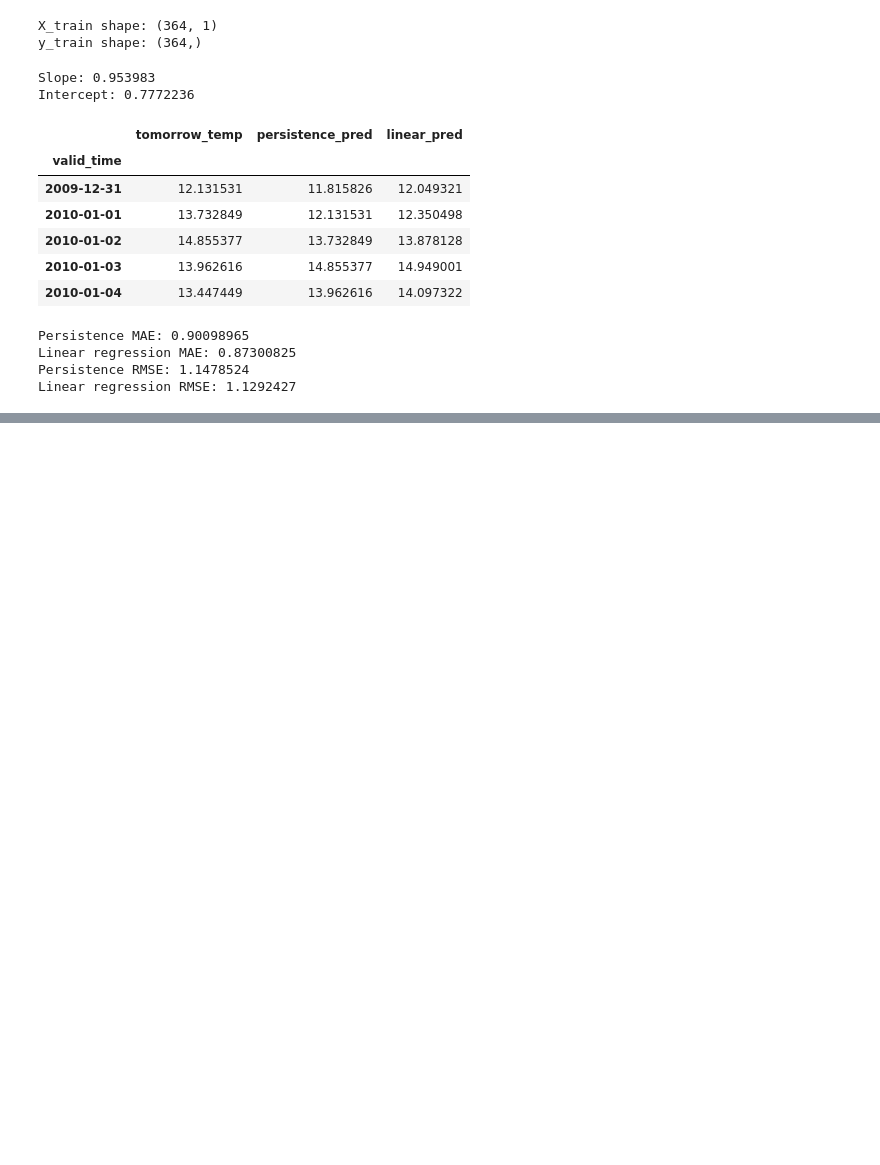
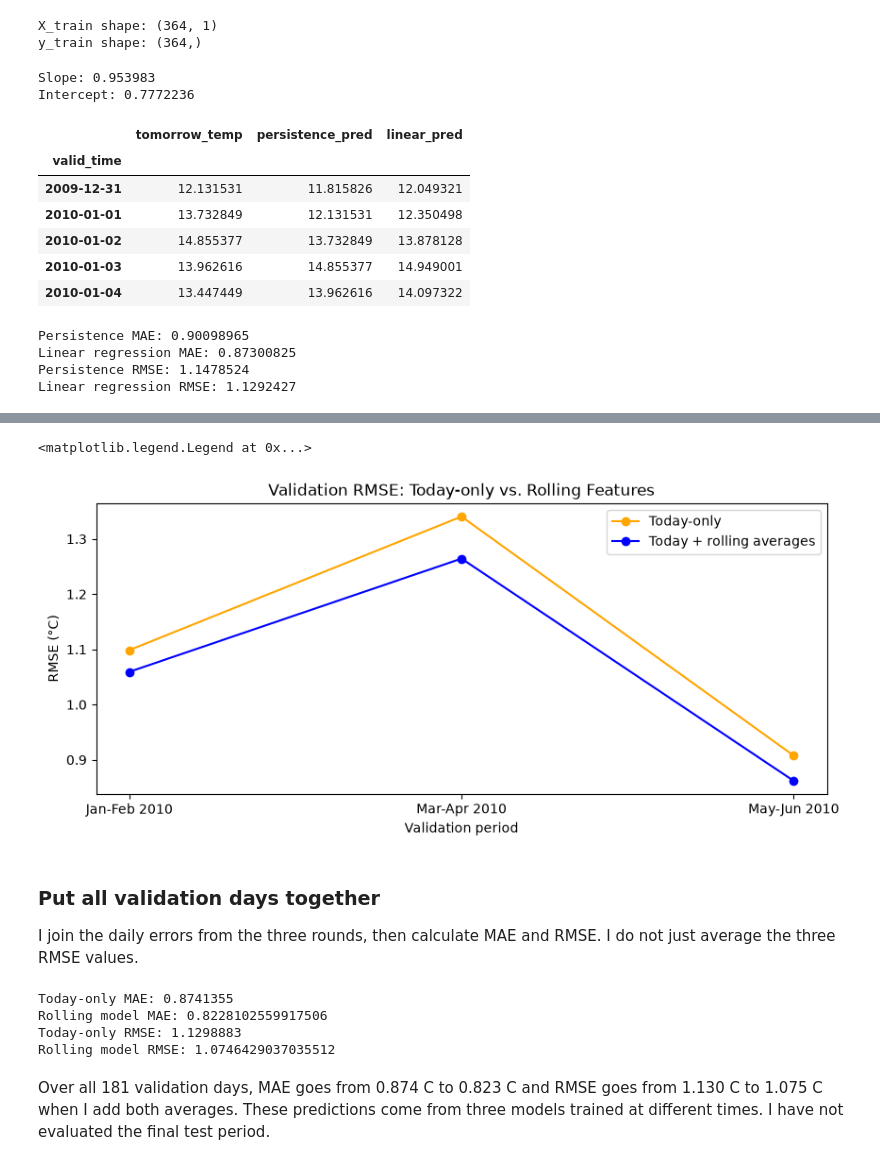
Before and after one commit to yiksu1312/AISCI290A_WP, a Jupyter notebook: notebooks/02_temperature_only_v1.ipynb, the cells around one changed output, grey strips where cells are left out. Saved outputs shown, nothing was run; the diff lists cells and outputs as text; code cells hidden in the pictures; blank space fills up the shorter version.

```diff
--- a/notebooks/02_progress1027.ipynb
+++ b/notebooks/02_temperature_only_v1.ipynb
@@ -471,0 +882,11 @@ Both errors were slightly lower than persistence: MAE decreased by about 3.1% an
+# %%
+# Compare the predictions with the real temperatures using MAE and RMSE.
+rolling_errors_1 = (
+    val_rolling_1["rolling_pred"] - val_rolling_1["tomorrow_temp"]
+)
+
+rolling_mae_1 = rolling_errors_1.abs().mean()
+rolling_rmse_1 = ((rolling_errors_1 ** 2).mean()) ** 0.5
+
+print("Rolling model MAE:", rolling_mae_1)
+print("Rolling model RMSE:", rolling_rmse_1)
@@ -471,0 +1112,45 @@ Both errors were slightly lower than persistence: MAE decreased by about 3.1% an
+# %%
+# Plot RMSE for each round.
+today_rmse_1 = ((today_errors_1 ** 2).mean()) ** 0.5
+
+fig, ax = plt.subplots(figsize=(10, 4))
+
+ax.plot(periods, [today_rmse_1, today_rmse_2, today_rmse_3],
+        marker="o", color="orange", label="Today-only")
+
+ax.plot(periods, [rolling_rmse_1, rolling_rmse_2, rolling_rmse_3],
+        marker="o", color="blue", label="Today + rolling averages")
+
+ax.set_xlabel("Validation period")
+ax.set_ylabel("RMSE (°C)")
+ax.set_title("Validation RMSE: Today-only vs. Rolling Features")
+ax.legend()
+# %% [output]
+<matplotlib.legend.Legend at 0x...>
+[figure, added]
+# %% [markdown]
+### Put all validation days together
+
+I join the daily errors from the three rounds, then calculate MAE and RMSE. I do not just average the three RMSE values.
+# %%
+# Join the daily errors from all three rounds.
+today_errors_all = pd.concat([
+    today_errors_1, today_errors_2, today_errors_3
+])
+
+rolling_errors_all = pd.concat([
+    rolling_errors_1, rolling_errors_2, rolling_errors_3
+])
+
+print("Today-only MAE:", today_errors_all.abs().mean())
+print("Rolling model MAE:", rolling_errors_all.abs().mean())
+
+print("Today-only RMSE:", ((today_errors_all ** 2).mean()) ** 0.5)
+print("Rolling model RMSE:", ((rolling_errors_all ** 2).mean()) ** 0.5)
+# %% [output]
+Today-only MAE: 0.8741355
+Rolling model MAE: 0.8228102559917506
+Today-only RMSE: 1.1298883
+Rolling model RMSE: 1.0746429037035512
+# %% [markdown]
+Over all 181 validation days, MAE goes from 0.874 C to 0.823 C and RMSE goes from 1.130 C to 1.075 C when I add both averages. These predictions come from three models trained at different times. I have not evaluated the final test period.
```
Also changed, not shown: parts of 109 cells of this notebook, 3 other files.
